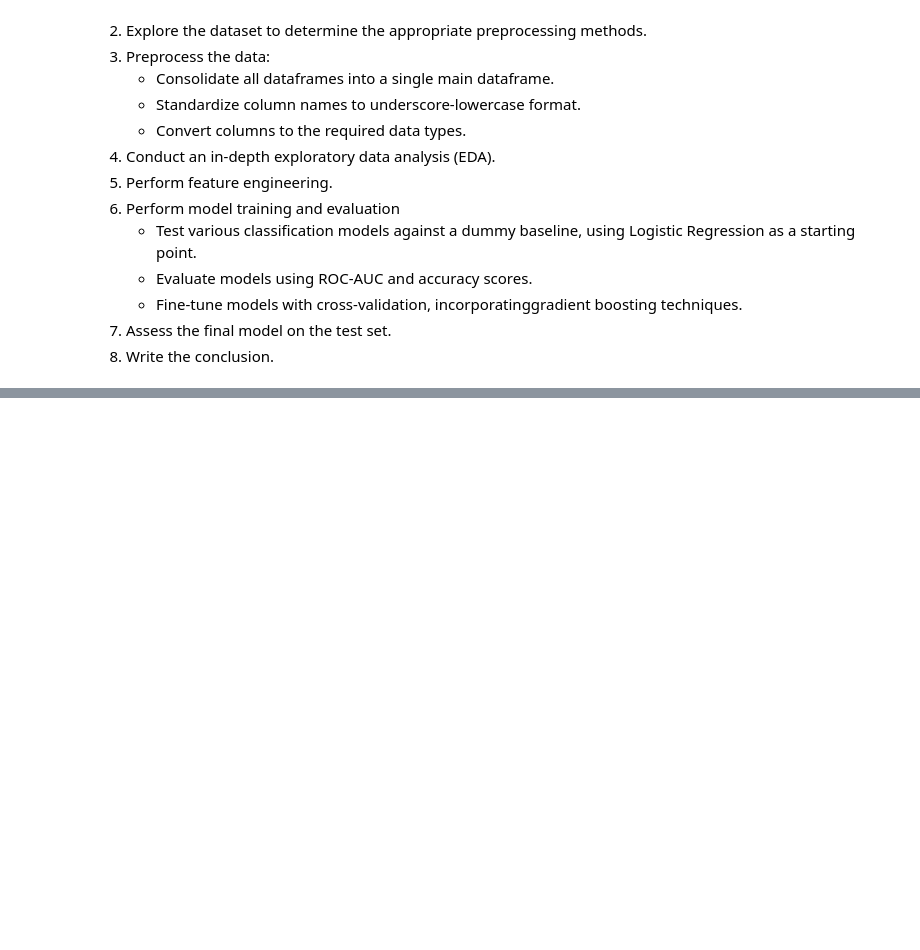
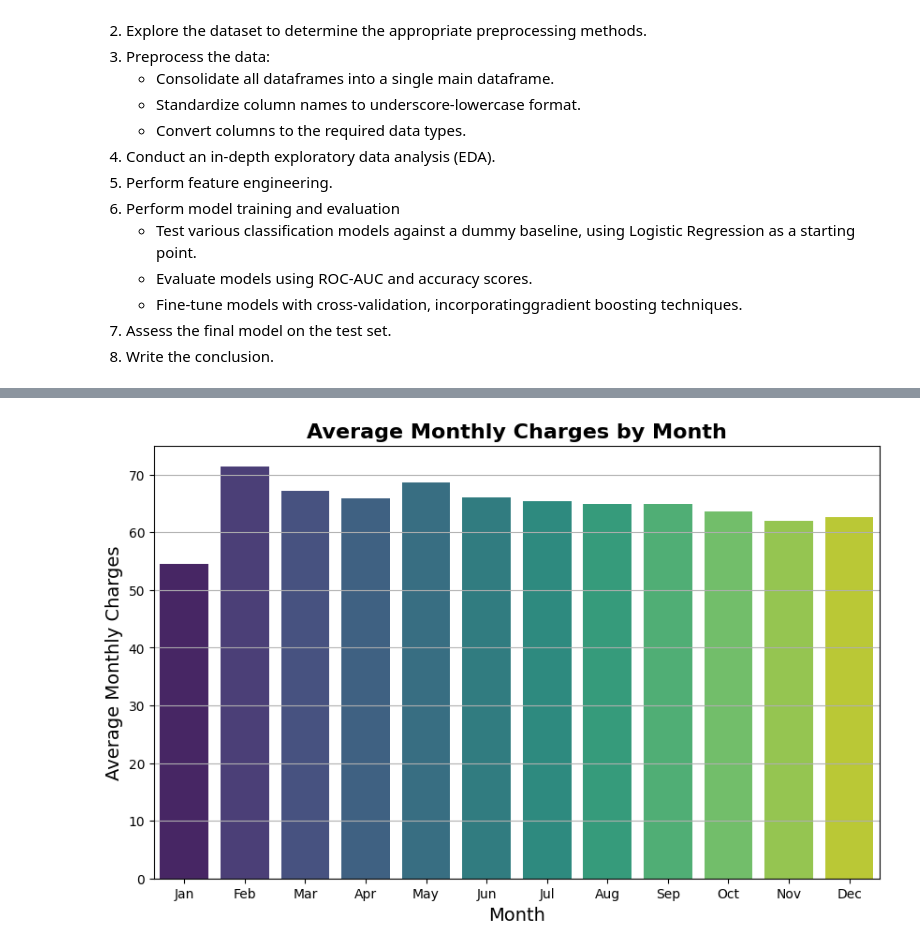
Before and after one commit to mnunezsa95/ds_project_capstone_project, a Jupyter notebook: notebook/sprint_17_final_project.ipynb, the cells around one changed output, grey strips where cells are left out. Drawn from its saved outputs; the diff is of its cells as text; code cells hidden in the pictures; blank space fills up the shorter version.

```diff
--- a/notebook/sprint_17_final_project.ipynb
+++ b/notebook/sprint_17_final_project.ipynb
@@ -259,0 +517,22 @@ Steps:
+# %%
+# Plot month with the highest average monthly charges across all years
+
+df_copy['begin_month'] = df_copy['begin_date'].dt.month
+df_copy['begin_year'] = df_copy['begin_date'].dt.year
+df_copy['begin_dow'] = df_copy['begin_date'].dt.dayofweek
+
+monthly_avg_charges = df_copy.groupby('begin_month')['monthly_charges'].mean().reset_index()
+
+# Plotting
+plt.figure(figsize=(10, 6))
+sns.barplot(x='begin_month', y='monthly_charges', data=monthly_avg_charges, palette='viridis')
+
+plt.title('Average Monthly Charges by Month', fontsize=16, fontweight='bold')
+plt.xlabel('Month', fontsize=14)
+plt.ylabel('Average Monthly Charges', fontsize=14)
+plt.xticks(ticks=range(0, 12), labels=['Jan', 'Feb', 'Mar', 'Apr', 'May', 'Jun', 'Jul', 'Aug', 'Sep', 'Oct', 'Nov', 'Dec'])
+plt.grid(axis='y')
+
+plt.show()
+# %% [output]
+[figure, added]
```
Also changed, not shown: parts of 48 cells of this notebook.
